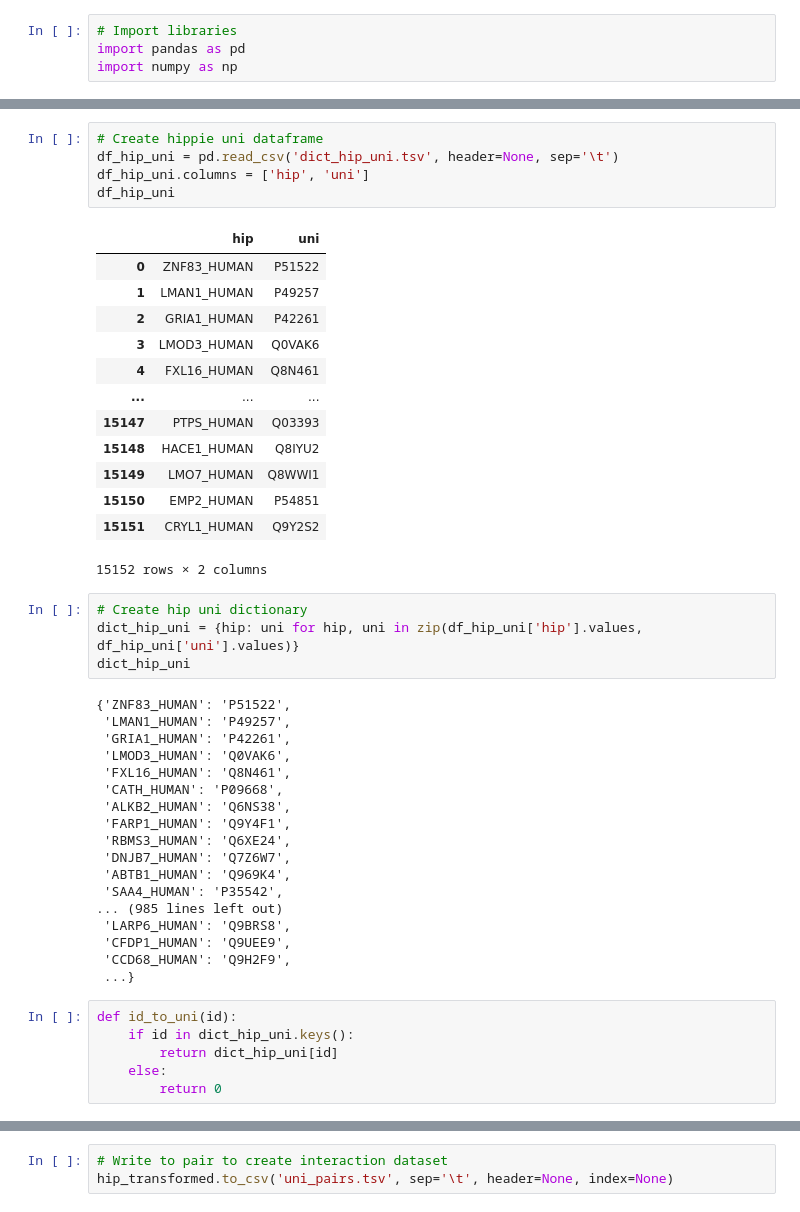
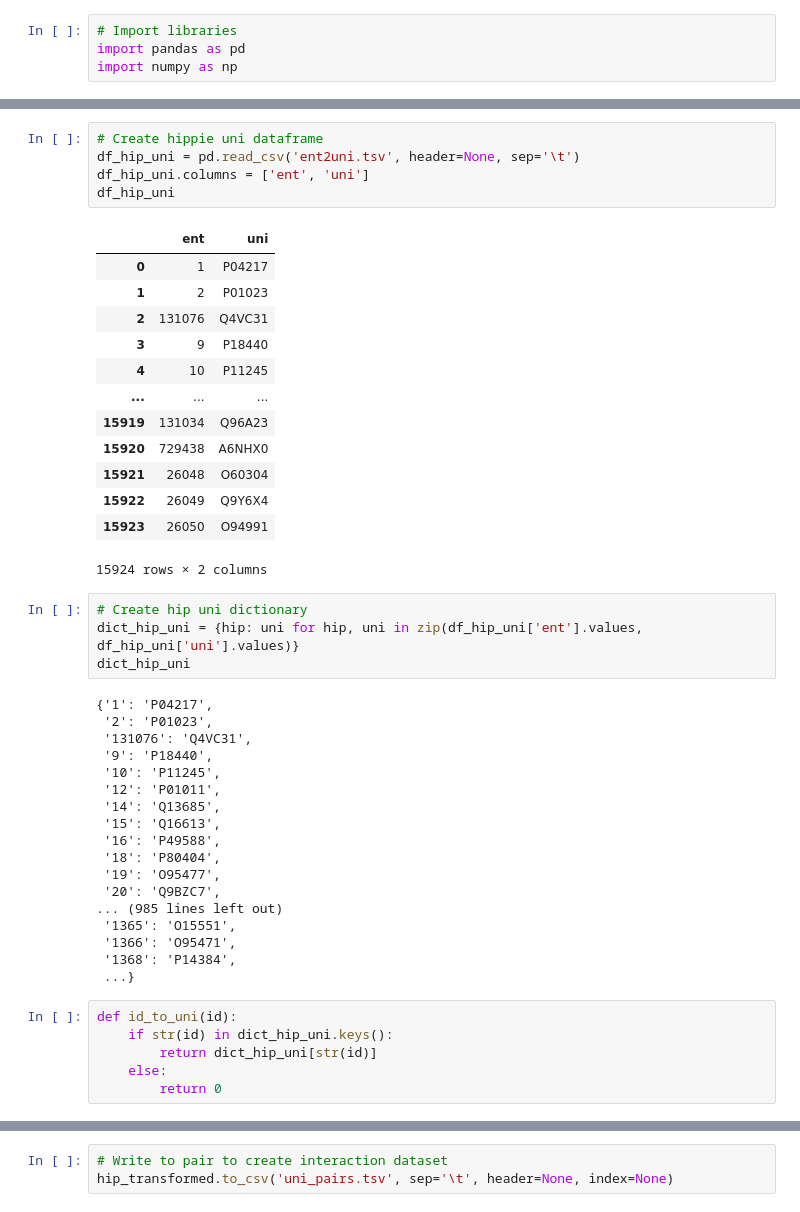
Before and after one commit to anhvt00/MCAPS, a Jupyter notebook: data/External-datasets/HIPPIE/prep_hippie.ipynb, the cells around one changed output, grey strips where cells are left out. Cells and saved outputs as stored; diff of their text form.

```diff
--- a/data/External-datasets/HIPPIE/prep_hippie.ipynb
+++ b/data/External-datasets/HIPPIE/prep_hippie.ipynb
@@ -70,49 +70,49 @@ list(set_hip_orig)
  ...]
 # %%
 # Create hippie uni dataframe
-df_hip_uni = pd.read_csv('dict_hip_uni.tsv', header=None, sep='\t')
-df_hip_uni.columns = ['hip', 'uni']
+df_hip_uni = pd.read_csv('ent2uni.tsv', header=None, sep='\t')
+df_hip_uni.columns = ['ent', 'uni']
 df_hip_uni
 # %% [output]
-|  | hip | uni |
-| 0 | ZNF83_HUMAN | P51522 |
-| 1 | LMAN1_HUMAN | P49257 |
-| 2 | GRIA1_HUMAN | P42261 |
-| 3 | LMOD3_HUMAN | Q0VAK6 |
-| 4 | FXL16_HUMAN | Q8N461 |
+|  | ent | uni |
+| 0 | 1 | P04217 |
+| 1 | 2 | P01023 |
+| 2 | 131076 | Q4VC31 |
+| 3 | 9 | P18440 |
+| 4 | 10 | P11245 |
 | ... | ... | ... |
-| 15147 | PTPS_HUMAN | Q03393 |
-| 15148 | HACE1_HUMAN | Q8IYU2 |
-| 15149 | LMO7_HUMAN | Q8WWI1 |
-| 15150 | EMP2_HUMAN | P54851 |
-| 15151 | CRYL1_HUMAN | Q9Y2S2 |
+| 15919 | 131034 | Q96A23 |
+| 15920 | 729438 | A6NHX0 |
+| 15921 | 26048 | O60304 |
+| 15922 | 26049 | Q9Y6X4 |
+| 15923 | 26050 | O94991 |
-15152 rows × 2 columns
+15924 rows × 2 columns
 # %%
 # Create hip uni dictionary
-dict_hip_uni = {hip: uni for hip, uni in zip(df_hip_uni['hip'].values, df_hip_uni['uni'].values)}
+dict_hip_uni = {hip: uni for hip, uni in zip(df_hip_uni['ent'].values, df_hip_uni['uni'].values)}
 dict_hip_uni
 # %% [output]
-{'ZNF83_HUMAN': 'P51522',
- 'LMAN1_HUMAN': 'P49257',
- 'GRIA1_HUMAN': 'P42261',
- 'LMOD3_HUMAN': 'Q0VAK6',
- 'FXL16_HUMAN': 'Q8N461',
- 'CATH_HUMAN': 'P09668',
- 'ALKB2_HUMAN': 'Q6NS38',
- 'FARP1_HUMAN': 'Q9Y4F1',
- 'RBMS3_HUMAN': 'Q6XE24',
- 'DNJB7_HUMAN': 'Q7Z6W7',
- 'ABTB1_HUMAN': 'Q969K4',
- 'SAA4_HUMAN': 'P35542',
+{'1': 'P04217',
+ '2': 'P01023',
+ '131076': 'Q4VC31',
+ '9': 'P18440',
+ '10': 'P11245',
+ '12': 'P01011',
+ '14': 'Q13685',
+ '15': 'Q16613',
+ '16': 'P49588',
+ '18': 'P80404',
+ '19': 'O95477',
+ '20': 'Q9BZC7',
 ... (985 lines left out)
- 'LARP6_HUMAN': 'Q9BRS8',
- 'CFDP1_HUMAN': 'Q9UEE9',
- 'CCD68_HUMAN': 'Q9H2F9',
+ '1365': 'O15551',
+ '1366': 'O95471',
+ '1368': 'P14384',
  ...}
 # %%
 def id_to_uni(id):
-    if id in dict_hip_uni.keys():
-        return dict_hip_uni[id]
+    if str(id) in dict_hip_uni.keys():
+        return dict_hip_uni[str(id)]
     else:
         return 0
 # %%
```
Also changed, not shown: parts of 12 cells of this notebook, 22 other files.
